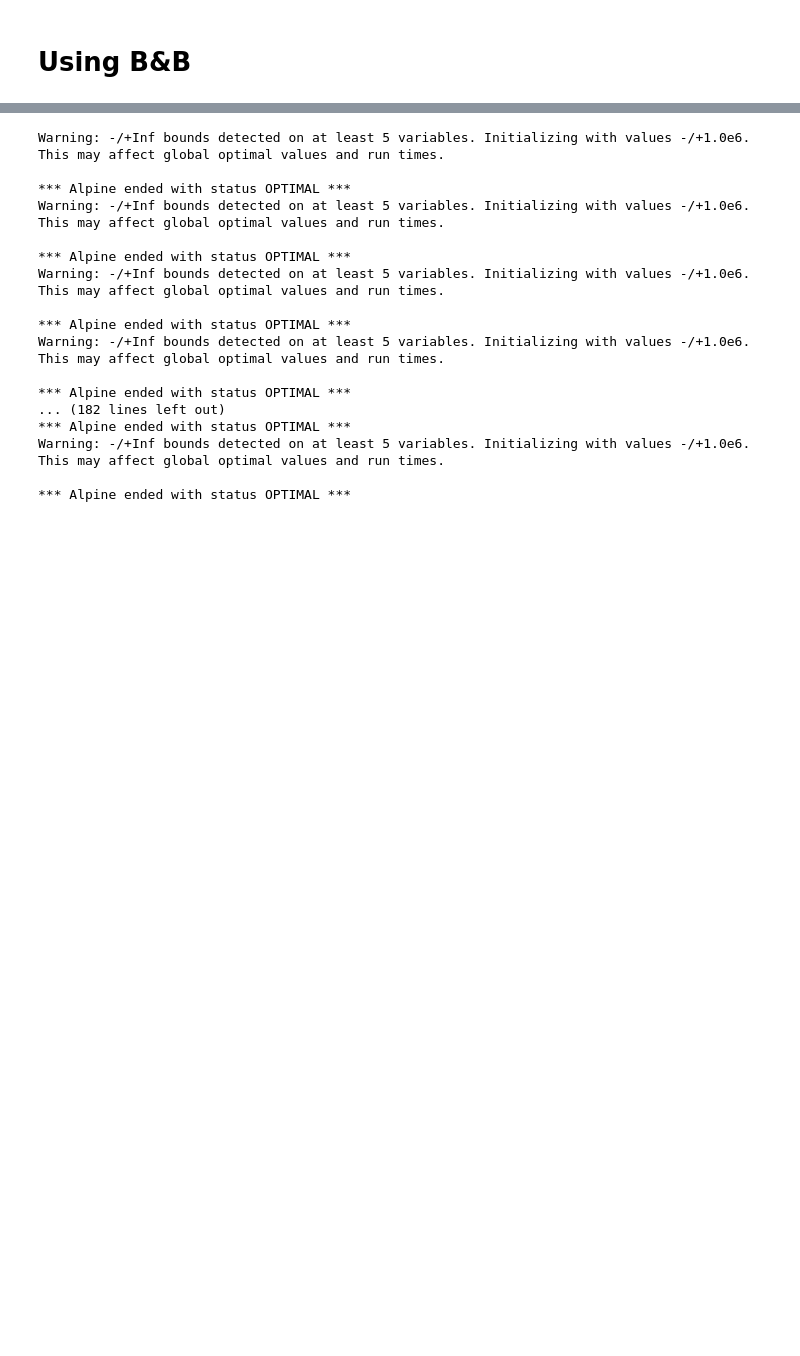
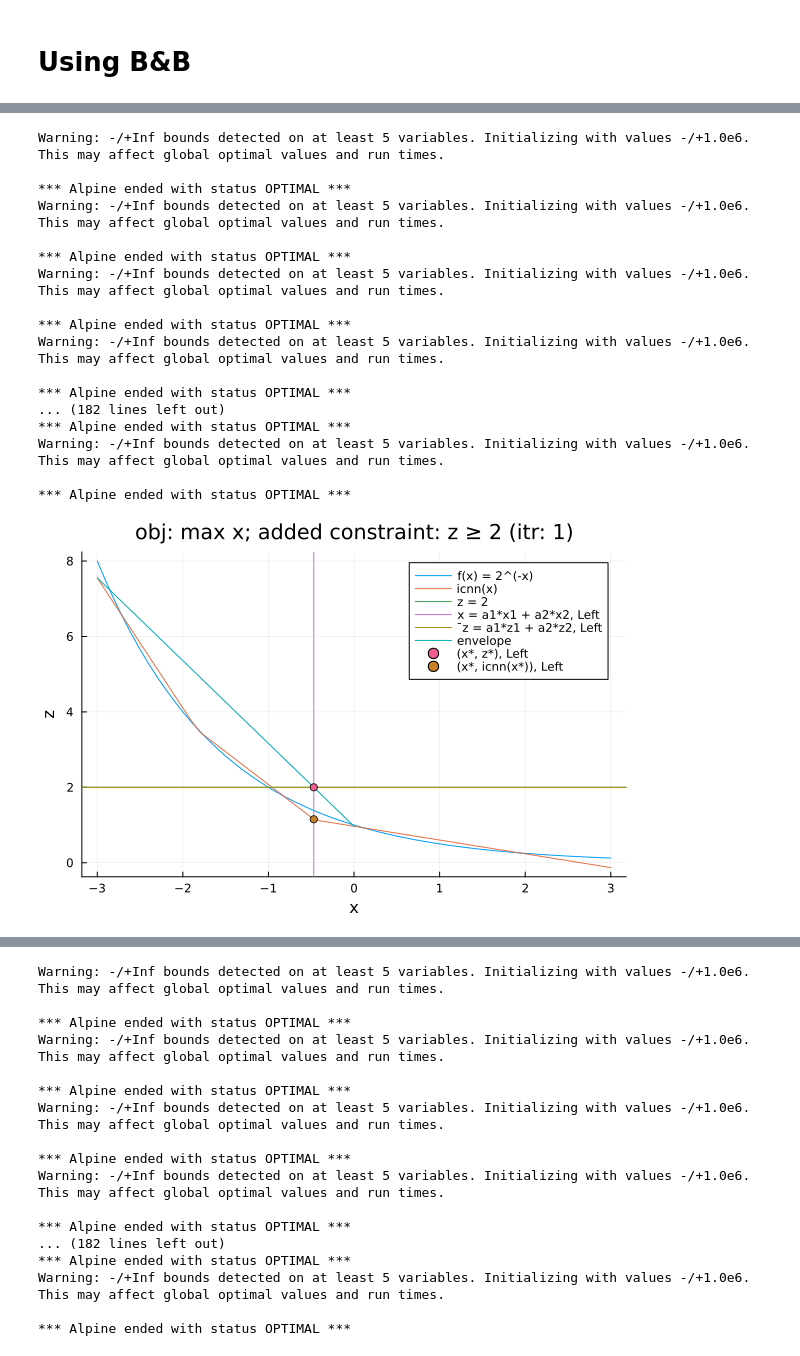
Before and after one commit to gamma-opt/icnn, a Jupyter notebook: examples/1Dinput/example_2D.ipynb, the cells around one changed output, grey strips where cells are left out. Cells and saved outputs as stored; diff of their text form; code cells hidden in the pictures; blank space fills up the shorter version.

Commit message:
Streamline setup and branching process

```diff
--- a/examples/1Dinput/example_2D.ipynb
+++ b/examples/1Dinput/example_2D.ipynb
@@ -441,0 +330,7 @@ optimise_and_print_results (generic function with 1 method)
+# %%
+tree_status = TreeStatus(
+    -Inf,           # obj_lb: lower bound on the objective function
+    nothing,        # x_optimal: optimal x values found so far
+    [(box, 1)],  # bounds_to_branch: boxes to branch on, branching on dimension 1
+    false           # all_pruned: flag to indicate if all branches are pruned
+)
@@ -441,0 +375,3 @@ optimise_and_print_results (generic function with 1 method)
+# %%
+results = solve_node_models([root_icnn_lp], icnn_lp)
+tree_status = process_results(results, tree_status)
@@ -441,0 +399,4 @@ optimise_and_print_results (generic function with 1 method)
+# %%
+tree_status.bounds_to_branch= branch_box(tree_status.bounds_to_branch)
+
+new_icnn_lp_list = generate_relaxation(icnn_lp, root_icnn_lp, tree_status)
@@ -441,0 +438,4 @@ optimise_and_print_results (generic function with 1 method)
+# %%
+results = solve_node_models(new_icnn_lp_list, icnn_lp)
+
+tree_status = process_results(results, tree_status)
@@ -441,0 +471,62 @@ optimise_and_print_results (generic function with 1 method)
+# %%
+# define the branching sets
+extreme_points = [[-3, 0],[0,3]]
+
+# Define the function f(x) = 2^(-x)
+f(x) = 2^(-x)
+
+# Generate data for plotting
+x_values = -3:0.1:3
+y_values = f.(x_values)
+
+# Get the results for model 1
+model_result = results[1]
+x_optimal = model_result.x_optimal
+out_z_optimal = model_result.z_optimal
+a_values = model_result.a_values
+
+icnn_z_optimal = forwardpass(icnn_lp, x_optimal)
+
+# Plot the function
+plot(x_values, y_values, label="f(x) = 2^(-x)", xlabel="x", ylabel="z", title="obj: max x; added constraint: z ≥ 2 (itr: 1)")
+
+# forward pass x_values to the icnn model
+icnn = forwardpass.(icnn_lp, x_values)
+# Plot the function
+plot!(x_values, icnn, label="icnn(x)")
+
+hline!([2], label="z = 2")
+
+# Calculate the weighted sum for x - Constraint 2: x = sum(ai * extreme_points_i))
+ext_points = extreme_points[1]
+weighted_x = sum(a_values[i] * ext_points[i] for i in 1:length(ext_points))
+# Calculate the weighted sum for z - Constraint 3: z_k <= sum(ai * forwardpass(icnn_lp, extreme_points_i))
+weighted_z = sum(a_values[i] * forwardpass(icnn_lp, ext_points[i]) for i in 1:length(ext_points))
+
+
+vline!([weighted_x], label="x = a1*x1 + a2*x2, Left")
+hline!([weighted_z], label="̄z = a1*z1 + a2*z2, Left")
+
+plot!(ext_points, [forwardpass(icnn_lp, pt) for pt in ext_points], label="envelope")
+
+scatter!([x_optimal], [out_z_optimal], label="(x*, z*), Left")
+scatter!([x_optimal], [icnn_z_optimal], label="(x*, icnn(x*)), Left")
+# %% [output]
+Warning: -/+Inf bounds detected on at least 5 variables. Initializing with values -/+1.0e6. This may affect global optimal values and run times.
+
+*** Alpine ended with status OPTIMAL ***
+Warning: -/+Inf bounds detected on at least 5 variables. Initializing with values -/+1.0e6. This may affect global optimal values and run times.
+
+*** Alpine ended with status OPTIMAL ***
+Warning: -/+Inf bounds detected on at least 5 variables. Initializing with values -/+1.0e6. This may affect global optimal values and run times.
+
+*** Alpine ended with status OPTIMAL ***
+Warning: -/+Inf bounds detected on at least 5 variables. Initializing with values -/+1.0e6. This may affect global optimal values and run times.
+
+*** Alpine ended with status OPTIMAL ***
+... (182 lines left out)
+*** Alpine ended with status OPTIMAL ***
+Warning: -/+Inf bounds detected on at least 5 variables. Initializing with values -/+1.0e6. This may affect global optimal values and run times.
+
+*** Alpine ended with status OPTIMAL ***
+[figure, added]
```
Also changed, not shown: parts of 65 cells of this notebook, 2 other files.
